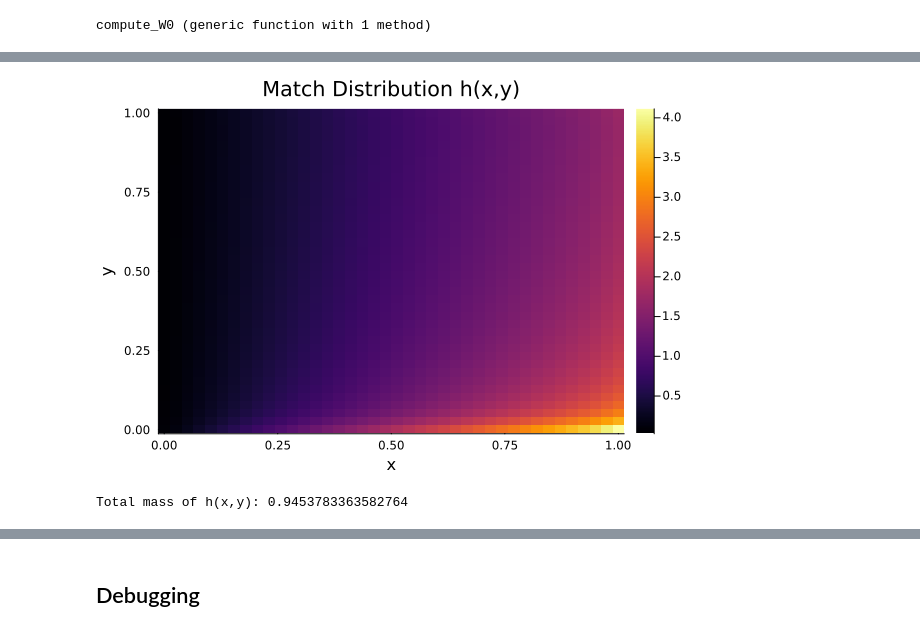
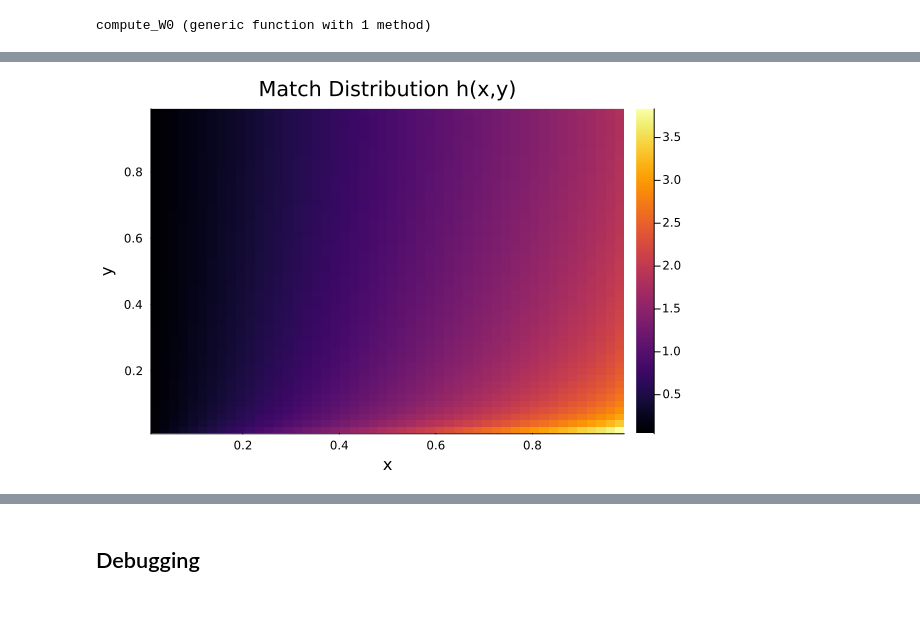
Before and after one commit to RamziChariag/DMP_labour_market_choice, a Jupyter notebook: code/OJS_Bertrand_2.0.ipynb, the cells around one changed output, grey strips where cells are left out. Cells and saved outputs as stored; diff of their text form; code cells hidden in the pictures.

```diff
--- a/code/OJS_Bertrand_2.0.ipynb
+++ b/code/OJS_Bertrand_2.0.ipynb
@@ -406,7 +498,7 @@ function update_Pi0!(Pi0, S, h, u, κ, params, grid, ℓx_vec, ℓy_vec)
     x_grid, y_grid = grid.x_grid, grid.y_grid
 
     Pi0_new = zeros(ny)
-    for j in 1:ny
+    @threads for j in 1:ny
         # 1. ∫ S(x, y)^+ u(x) dx
         S_y_col = S[:, j]
         int1 = trapz(x_grid, max.(S_y_col, 0.0) .* u)
@@ -447,7 +539,7 @@ function update_kappa(S, u, h, Pi0, params, grid, ℓy_vec, y_grid, x_grid)
 
     # Double integral: for each x, integrate over y'
     term2 = 0.0
-    for i in 1:length(x_grid)
+    @threads for i in 1:length(x_grid)
         diffs = max.(S_x0[i] .- S[i, :], 0.0) .* h[i, :]
         term2 += trapz(y_grid, diffs)
     end
@@ -562,0 +980,23 @@ state, grid, ℓx_vec, ℓy_vec, fmat, b_vec = initialise_model(params, 40, 40)
+# %%
+# Example usage
+params = ModelParams(
+    r = 0.05,
+    δ = 0.008,
+    ξ = 0.004,
+    β = 0.272,
+    c = 1.575,
+    A = 7.541,
+    η = 0.425,
+    s = 0.157,
+    α = 0.606,
+    ρ = −0.895,
+    b = 0.000,
+    ax = 0.891,
+    bx = 0.616,
+    ay = 1.034,
+    by = 1.147,
+    σ² = 0.019
+)
+
+
+state, grid, ℓx_vec, ℓy_vec, fmat, b_vec = initialise_model(params, 50, 50)
@@ -563,4 +1005,4 @@ state, grid, ℓx_vec, ℓy_vec, fmat, b_vec = initialise_model(params, 40, 40)
 # %%
 state = solve_equilibrium!(state, params, grid, ℓx_vec, ℓy_vec, fmat, b_vec;
-                          maxiter=500, tol=1e-6, pi0_iter=10)
+                          maxiter=500, tol=1e-5, pi0_maxiter=30, verbose=true)
 # %% [output]
@@ -591,11 +1055,6 @@ LoadError: UndefVarError: `x_grid` not defined
 # %%
-heatmap(x_grid, y_grid, state.h;
+heatmap(grid.x_grid, grid.y_grid, state.h;
     xlabel = "x", ylabel = "y", title = "Match Distribution h(x,y)",
     color=:viridis, c=:auto)
 # %% [output]
-[figure, old version]
+[figure, new version]
-# %%
-int_int_h = integrate_hxy(state.h, grid.x_grid, grid.y_grid)
-println("Total mass of h(x,y): ", int_int_h)
-# %% [output]
-Total mass of h(x,y): 0.9453783363582764
```
Also changed, not shown: parts of 49 cells of this notebook, 6 other files.
